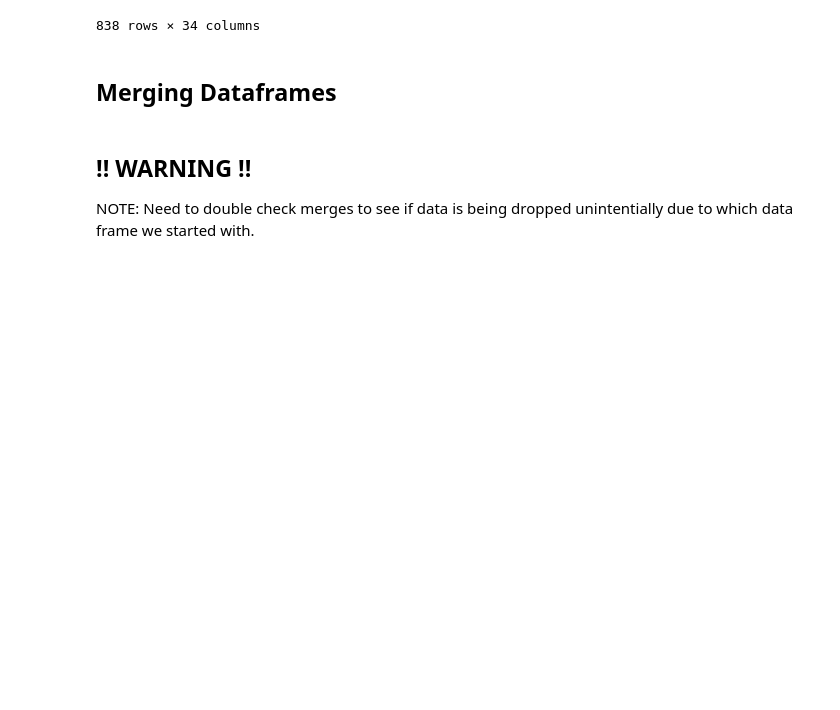
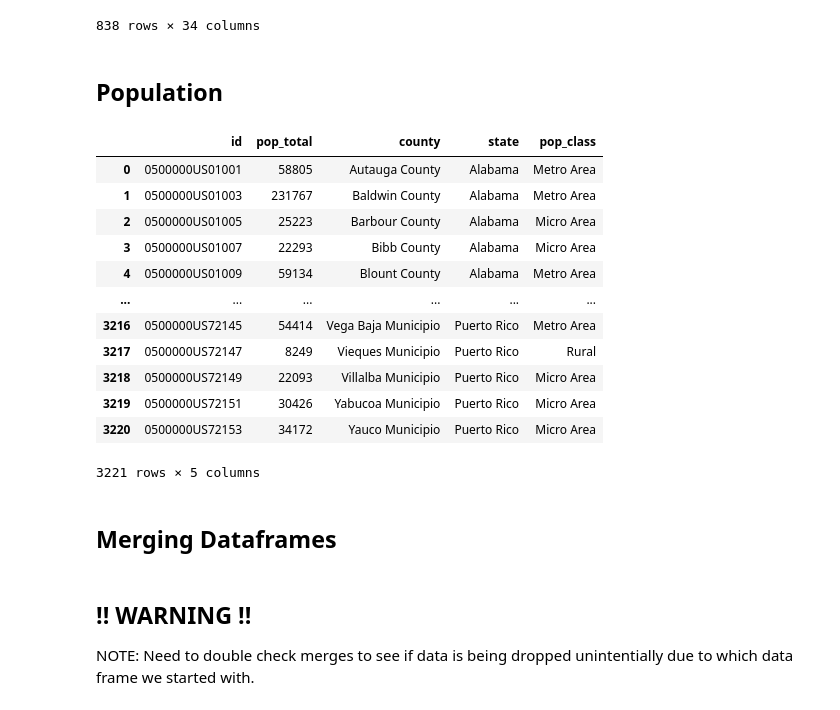
Before and after one commit to mosymns13/DS4A-Team13-Digital-Divide-Project, a Jupyter notebook: Key Variables Selection.ipynb, the cells around one changed output. Saved outputs shown, nothing was run; the diff lists cells and outputs as text; code cells hidden in the pictures; blank space fills up the shorter version.

```diff
--- a/Key Variables Selection.ipynb
+++ b/Key Variables Selection.ipynb
@@ -147,3 +147,5 @@ comp_int_est[['est_total_households',
 'est_total_households_with_Cable',
 'est_total_households_with_SAT',
 'est_total_households_without_SUB']].apply(pd.to_numeric)
+# %% [markdown]
+## Population
@@ -150,3 +156,19 @@ comp_int_est[['est_total_households',
+# %%
+pop_data
+# %% [output]
+|  | id | pop_total | county | state | pop_class |
+| 0 | 0500000US01001 | 58805 | Autauga County | Alabama | Metro Area |
+| 1 | 0500000US01003 | 231767 | Baldwin County | Alabama | Metro Area |
+| 2 | 0500000US01005 | 25223 | Barbour County | Alabama | Micro Area |
+| 3 | 0500000US01007 | 22293 | Bibb County | Alabama | Micro Area |
+| 4 | 0500000US01009 | 59134 | Blount County | Alabama | Metro Area |
+| ... | ... | ... | ... | ... | ... |
+| 3216 | 0500000US72145 | 54414 | Vega Baja Municipio | Puerto Rico | Metro Area |
+| 3217 | 0500000US72147 | 8249 | Vieques Municipio | Puerto Rico | Rural |
+| 3218 | 0500000US72149 | 22093 | Villalba Municipio | Puerto Rico | Micro Area |
+| 3219 | 0500000US72151 | 30426 | Yabucoa Municipio | Puerto Rico | Micro Area |
+| 3220 | 0500000US72153 | 34172 | Yauco Municipio | Puerto Rico | Micro Area |
+3221 rows × 5 columns
 # %% [markdown]
 ## Merging Dataframes
 # %%
```
Also changed, not shown: parts of 5 cells of this notebook, 5 other files.
